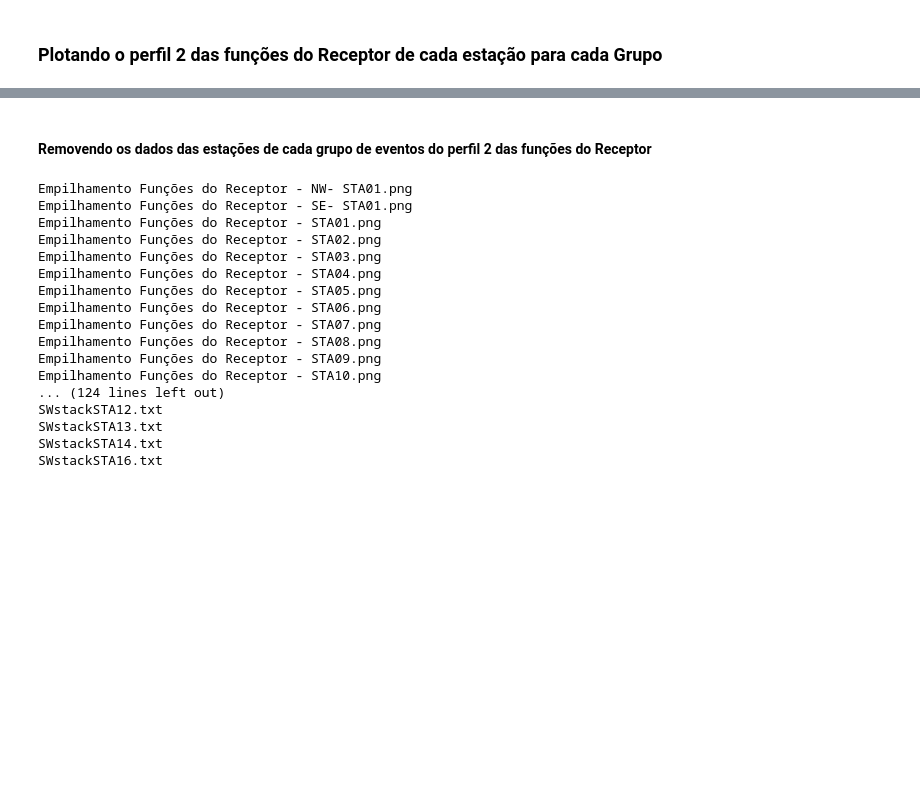
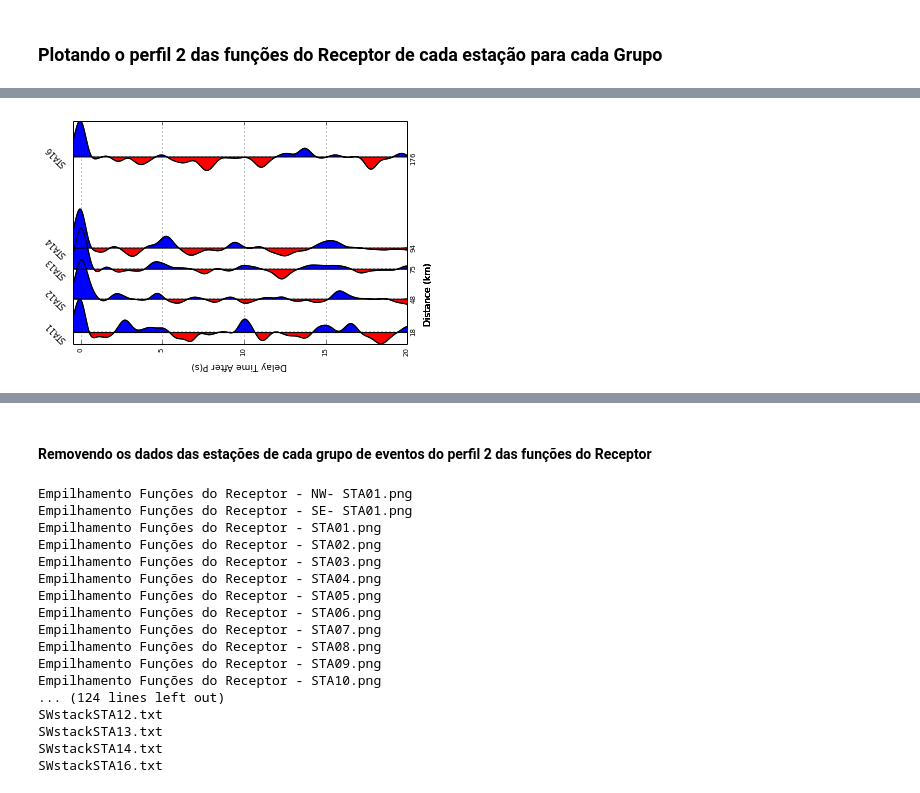
Before and after one commit to dIOGOLOC/projeto_mestrado, a Jupyter notebook: plotagem_perfil_estacoes.ipynb, the cells around one changed output, grey strips where cells are left out. Saved outputs shown, nothing was run; the diff lists cells and outputs as text; code cells hidden in the pictures; blank space fills up the shorter version.

```diff
--- a/plotagem_perfil_estacoes.ipynb
+++ b/plotagem_perfil_estacoes.ipynb
@@ -215,3 +232,5 @@ plot_perfil('NE',NElist,NESTA,DadosRF['NE']['dist'],DadosRF['NE']['time'],DadosR
 # %%
-plot_perfil('NE',NElist,NESTA,DadosRF['NE']['dist'],DadosRF['NE']['time'],DadosRF['NE']['stack'],200)
+plot_perfil('SE2',SElist2,SESTA2,DadosRF['SE2']['dist'],DadosRF['SE2']['time'],DadosRF['SE2']['stack'],200)
+# %% [output]
+[figure, added]
 # %%
```
Also changed, not shown: parts of 9 cells of this notebook.
